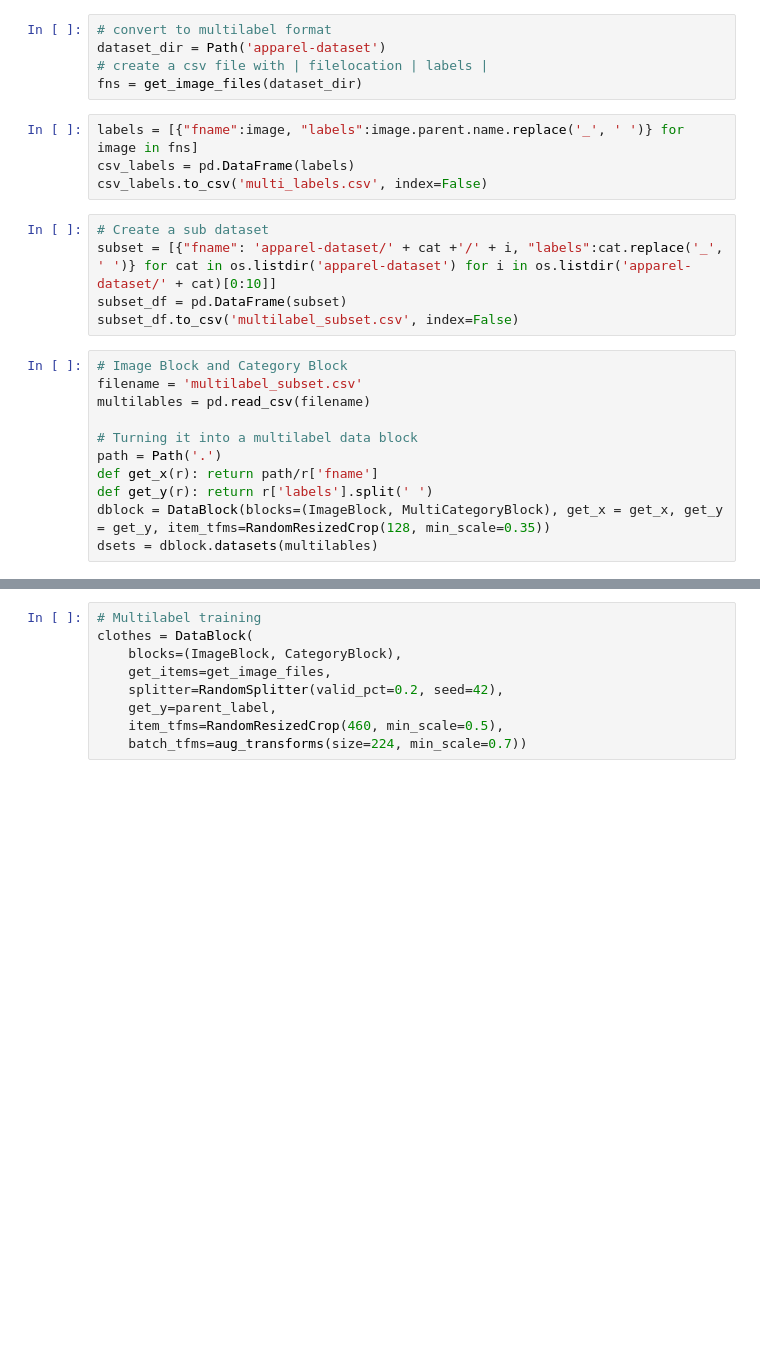
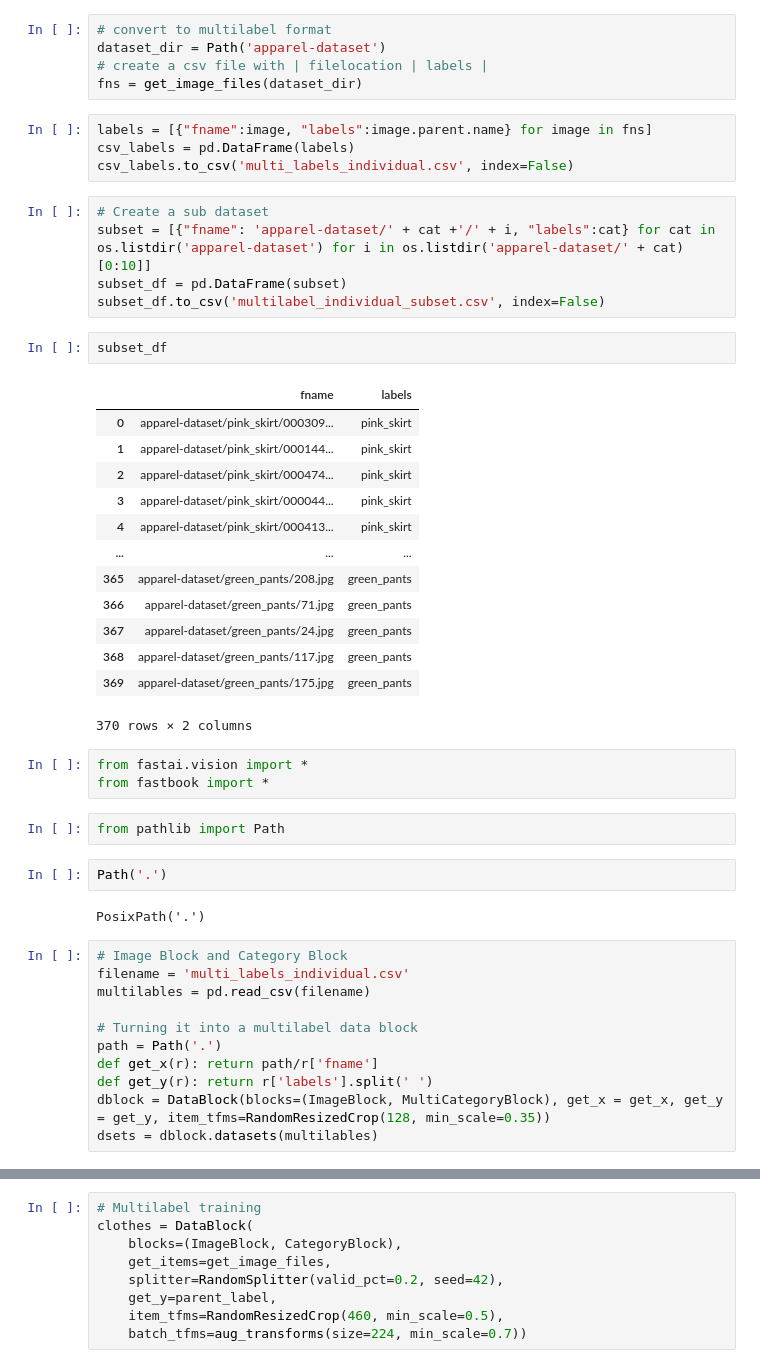
Before and after one commit to s-cooper18/clothing_classification, a Jupyter notebook: data_exploration.ipynb, the cells around one changed output, grey strips where cells are left out. Cells and saved outputs as stored; diff of their text form; blank space fills up the shorter version.

```diff
--- a/data_exploration.ipynb
+++ b/data_exploration.ipynb
@@ -54,17 +50,42 @@ dataset_dir = Path('apparel-dataset')
 # create a csv file with | filelocation | labels |
 fns = get_image_files(dataset_dir)
 # %%
-labels = [{"fname":image, "labels":image.parent.name.replace('_', ' ')} for image in fns]
+labels = [{"fname":image, "labels":image.parent.name} for image in fns]
 csv_labels = pd.DataFrame(labels)
-csv_labels.to_csv('multi_labels.csv', index=False)
+csv_labels.to_csv('multi_labels_individual.csv', index=False)
 # %%
 # Create a sub dataset
-subset = [{"fname": 'apparel-dataset/' + cat +'/' + i, "labels":cat.replace('_', ' ')} for cat in os.listdir('apparel-dataset') for i in os.listdir('apparel-dataset/' + cat)[0:10]]
+subset = [{"fname": 'apparel-dataset/' + cat +'/' + i, "labels":cat} for cat in os.listdir('apparel-dataset') for i in os.listdir('apparel-dataset/' + cat)[0:10]]
 subset_df = pd.DataFrame(subset)
-subset_df.to_csv('multilabel_subset.csv', index=False)
+subset_df.to_csv('multilabel_individual_subset.csv', index=False)
+# %%
+subset_df
+# %% [output]
+|  | fname | labels |
+| 0 | apparel-dataset/pink_skirt/000309... | pink_skirt |
+| 1 | apparel-dataset/pink_skirt/000144... | pink_skirt |
+| 2 | apparel-dataset/pink_skirt/000474... | pink_skirt |
+| 3 | apparel-dataset/pink_skirt/000044... | pink_skirt |
+| 4 | apparel-dataset/pink_skirt/000413... | pink_skirt |
+| ... | ... | ... |
+| 365 | apparel-dataset/green_pants/208.jpg | green_pants |
+| 366 | apparel-dataset/green_pants/71.jpg | green_pants |
+| 367 | apparel-dataset/green_pants/24.jpg | green_pants |
+| 368 | apparel-dataset/green_pants/117.jpg | green_pants |
+| 369 | apparel-dataset/green_pants/175.jpg | green_pants |
+370 rows × 2 columns
+# %%
+from fastai.vision import *
+from fastbook import *
+# %%
+from pathlib import Path
+# %%
+Path('.')
+# %% [output]
+PosixPath('.')
 # %%
 # Image Block and Category Block
-filename = 'multilabel_subset.csv'
+filename = 'multi_labels_individual.csv'
 multilables = pd.read_csv(filename)
 
 # Turning it into a multilabel data block
```
Also changed, not shown: parts of 10 cells of this notebook, 2 other files.
